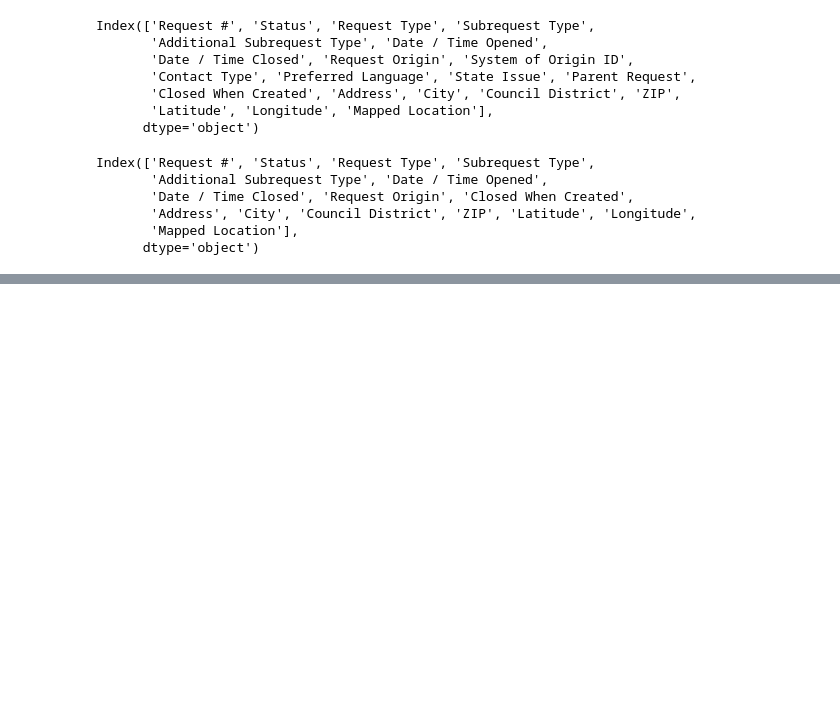
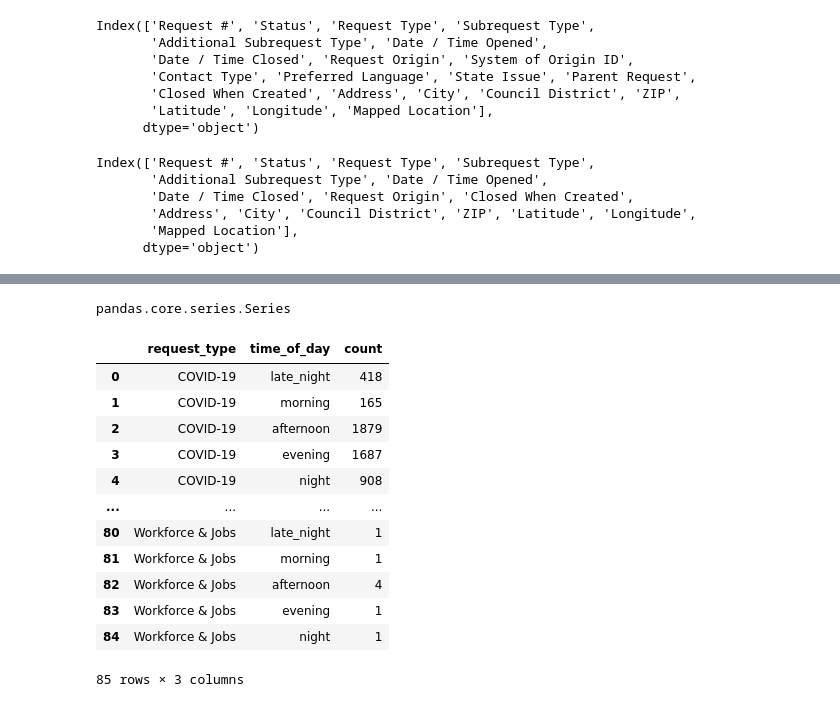
Before and after one commit to AmandaPartlow/hubNashville, a Jupyter notebook: notebooks/HubNashville_Call_Times.ipynb, the cells around one changed output, grey strips where cells are left out. Saved outputs shown, nothing was run; the diff lists cells and outputs as text; code cells hidden in the pictures; blank space fills up the shorter version.

```diff
--- a/notebooks/HubNashville_Call_Times.ipynb
+++ b/notebooks/HubNashville_Call_Times.ipynb
@@ -71,0 +142,3 @@ hub_nash.head()
+# %%
+request_by_time = hub_nash[['request_type', 'time_of_day']].reset_index(drop=True)
+request_by_time.head()
@@ -71,0 +152,26 @@ hub_nash.head()
+# %%
+request_times = request_by_time.groupby(['request_type', 'time_of_day'])['time_of_day'].count()
+# %%
+type(request_times)
+# %% [output]
+pandas.core.series.Series
+# %%
+request_times = request_times.to_frame()
+# %%
+request_times.columns = ['count']
+# %%
+request_times.reset_index()
+# %% [output]
+|  | request_type | time_of_day | count |
+| 0 | COVID-19 | late_night | 418 |
+| 1 | COVID-19 | morning | 165 |
+| 2 | COVID-19 | afternoon | 1879 |
+| 3 | COVID-19 | evening | 1687 |
+| 4 | COVID-19 | night | 908 |
+| ... | ... | ... | ... |
+| 80 | Workforce & Jobs | late_night | 1 |
+| 81 | Workforce & Jobs | morning | 1 |
+| 82 | Workforce & Jobs | afternoon | 4 |
+| 83 | Workforce & Jobs | evening | 1 |
+| 84 | Workforce & Jobs | night | 1 |
+85 rows × 3 columns
```
Also changed, not shown: parts of 9 cells of this notebook.
